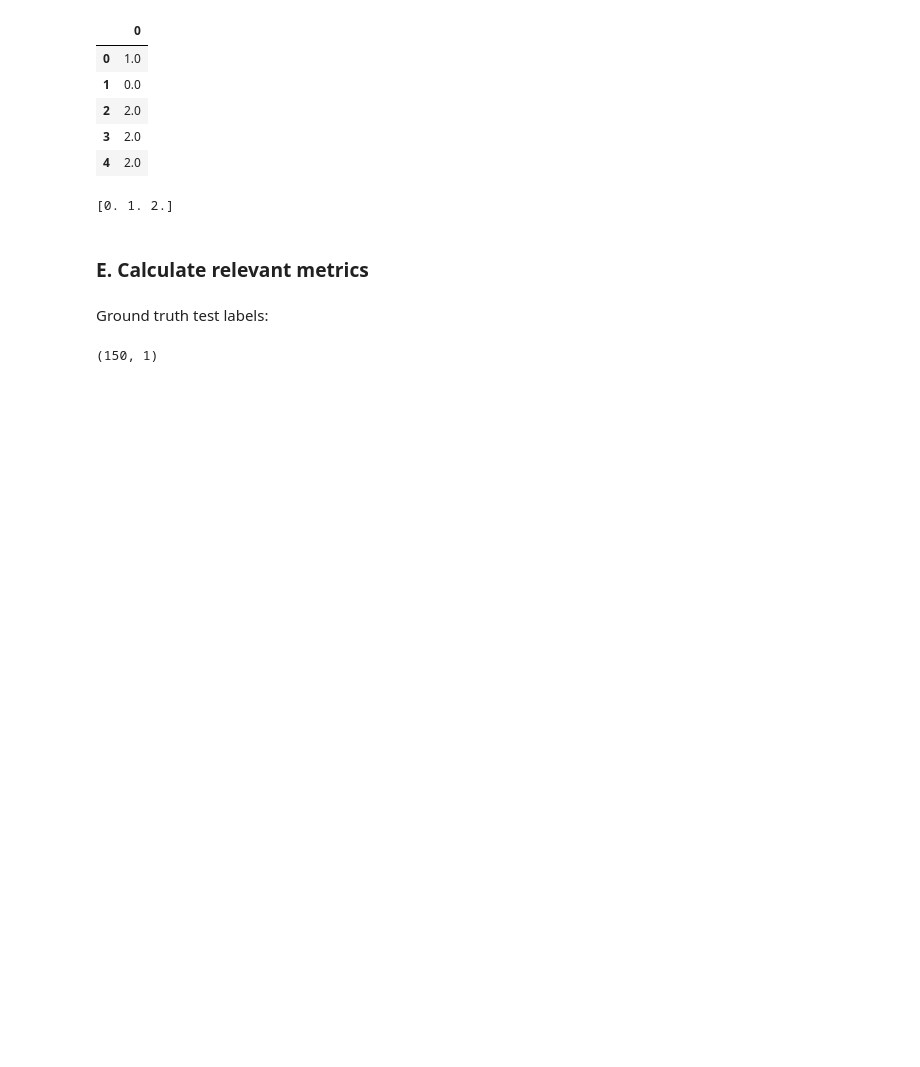
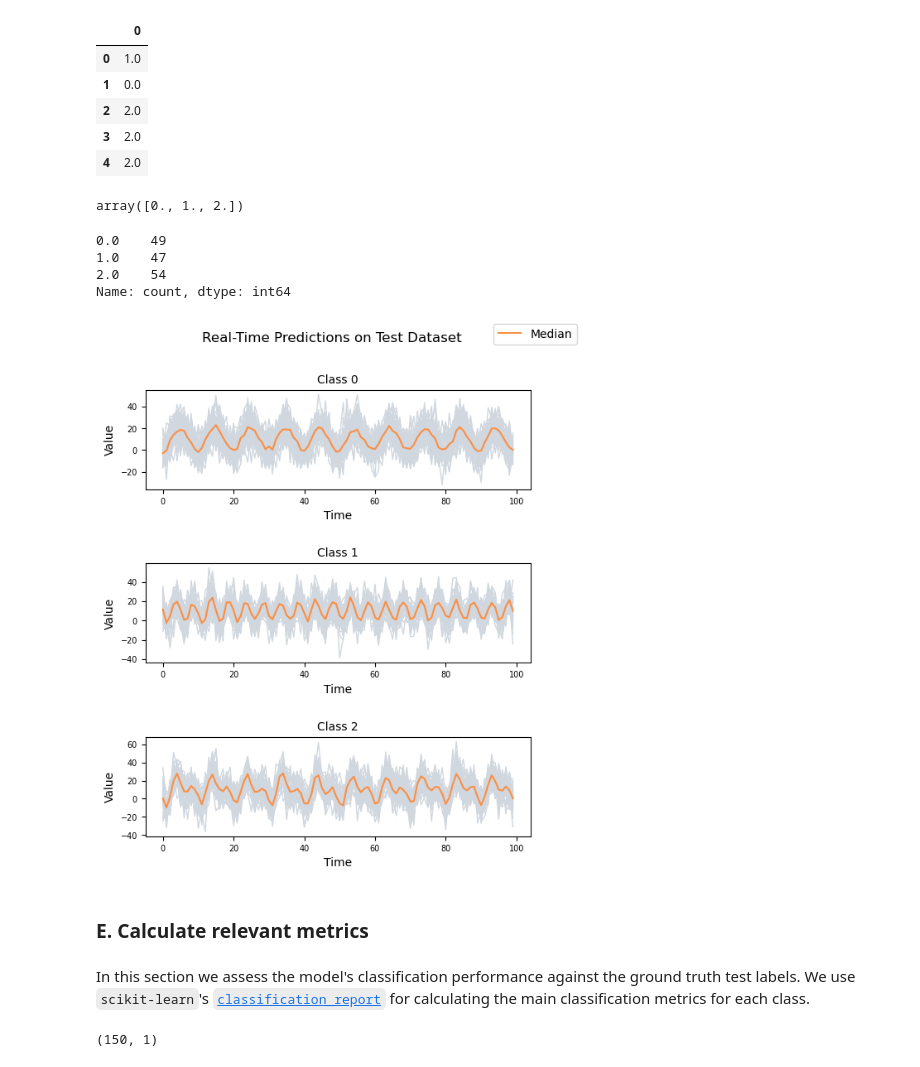
Before and after one commit to fg-research/lstm-fcn-sagemaker, a Jupyter notebook: notebook.ipynb, the cells around one changed output. Cells and saved outputs as stored; diff of their text form; code cells hidden in the pictures; blank space fills up the shorter version.

```diff
--- a/notebook.ipynb
+++ b/notebook.ipynb
@@ -371,13 +417,36 @@ real_time_predictions.head()
 | 3 | 2.0 |
 | 4 | 2.0 |
 # %%
-print(real_time_predictions.iloc[:, 0].sort_values().unique())
+real_time_predictions.iloc[:, 0].sort_values().unique()
 # %% [output]
-[0. 1. 2.]
+array([0., 1., 2.])
+# %%
+real_time_predictions.iloc[:, 0].rename(None).value_counts().sort_index()
+# %% [output]
+0.0    49
+1.0    47
+2.0    54
+Name: count, dtype: int64
+# %%
+fig, axs = plt.subplots(nrows=real_time_predictions.iloc[:, 0].nunique(), ncols=1, sharex=True, figsize=(6, 7))
+for i in real_time_predictions.iloc[:, 0].sort_values().unique():
+    axs[int(i)].plot(test_dataset[real_time_predictions.iloc[:, 0] == i].transpose(), color="#d0d7de", lw=1)
+    axs[int(i)].plot(test_dataset[real_time_predictions.iloc[:, 0] == i].transpose().median(axis=1), color="#fb8f44", lw=1.5, label="Median" if i == 0 else None)
+    axs[int(i)].set_title(f"Class {int(i)}", size=10)
+    axs[int(i)].set(xlabel="Time", ylabel="Value")
+    axs[int(i)].xaxis.set_tick_params(labelbottom=True)
+    axs[int(i)].tick_params(axis="both", which="major", labelsize=7)
+    axs[int(i)].tick_params(axis="both", which="minor", labelsize=7)
+fig.subplots_adjust(hspace=0.75)
+fig.suptitle("Real-Time Predictions on Test Dataset")
+fig.legend()
+plt.show()
+# %% [output]
+[figure, added]
 # %% [markdown]
 ### E. Calculate relevant metrics
-# %% [markdown]
-Ground truth test labels:
+# %% [markdown]
+In this section we assess the model's classification performance against the ground truth test labels. We use `scikit-learn`'s [`classification_report`](https://scikit-learn.org/stable/modules/generated/sklearn.metrics.classification_report.html) for calculating the main classification metrics for each class.
 # %%
 test_labels = pd.read_csv(
     "https://raw.githubusercontent.com/fg-research/lstm-fcn-sagemaker/master/data/inference/output/test_labels.csv",
```
Also changed, not shown: parts of 34 cells of this notebook, 1 other file.
